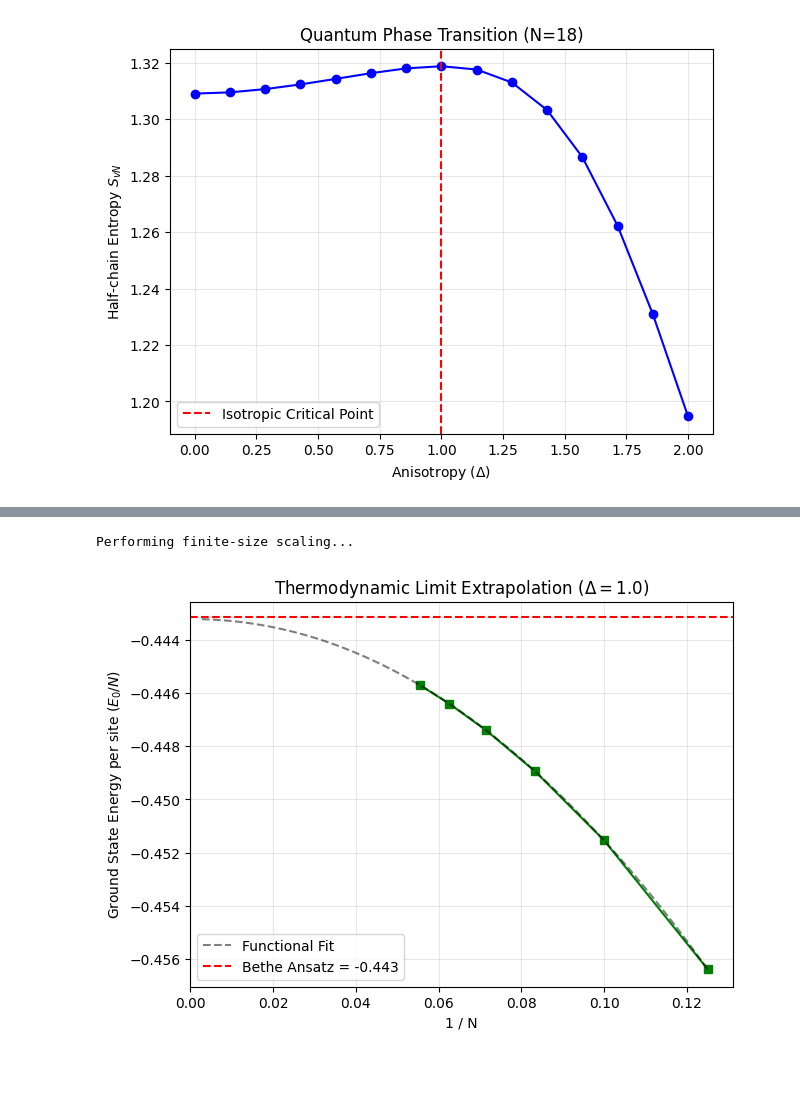
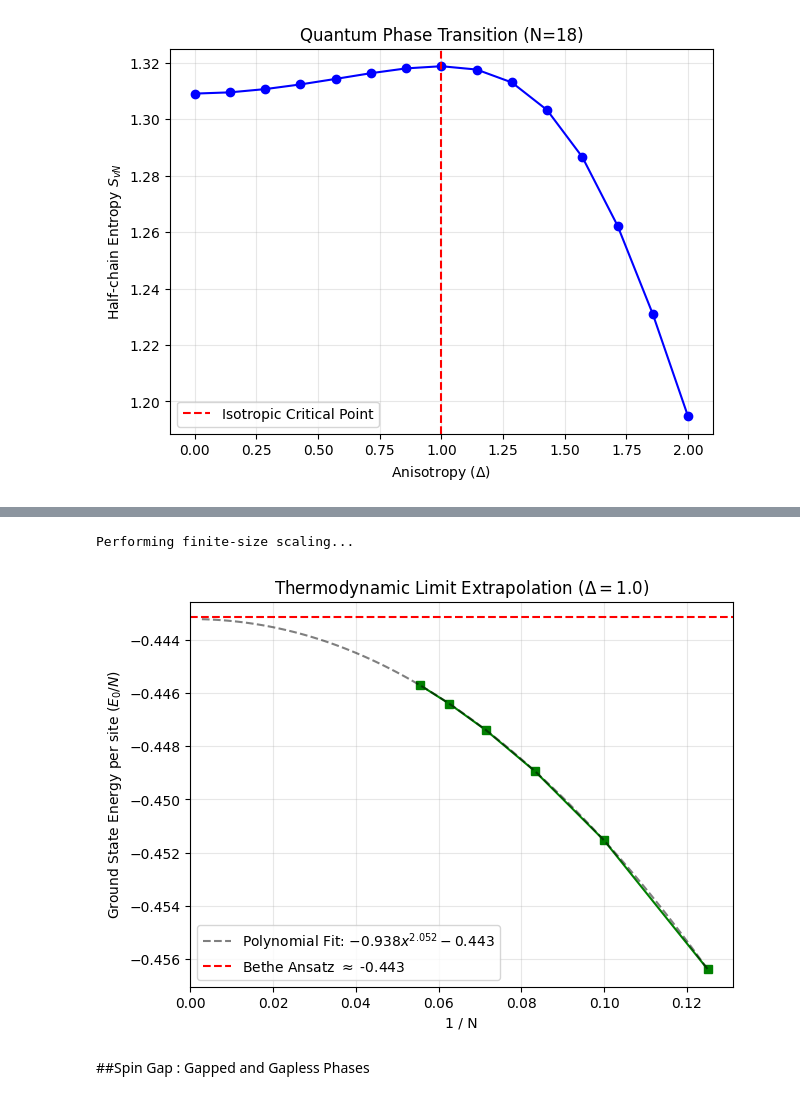
Before and after one commit to Dipanjan-Chaudhuri/ED-and-VMC, a Jupyter notebook: ED_of_1D_Quantum_Spin_Chains.ipynb, the cells around one changed output, grey strips where cells are left out. Saved outputs shown, nothing was run; the diff lists cells and outputs as text; code cells hidden in the pictures; blank space fills up the shorter version.

```diff
--- a/ED_of_1D_Quantum_Spin_Chains.ipynb
+++ b/ED_of_1D_Quantum_Spin_Chains.ipynb
@@ -177,7 +185,4 @@ Scanning phase transition for N=18...
 # %%
-# ---------------------------------------------------------
-# Finite-Size Scaling (Energy/site vs 1/N)
-# ---------------------------------------------------------
 sizes = [8, 10, 12, 14, 16, 18]
 energies_per_site = []
 inv_N = [1/n for n in sizes]
@@ -199,33 +204,35 @@ plt.plot(inv_N, energies_per_site, marker='s', color='g')
 
 from scipy.optimize import curve_fit
 
 # Defining the polynomial function to fit
 def fitting_func(x, a, b, c):
     return a*x**b + c
 
 x_data = np.array(inv_N)
 y_data = np.array(energies_per_site)
 
 # Perform the curve fit
 popt, pcov = curve_fit(fitting_func, x_data, y_data)
 a_fit, b_fit, c_fit = popt
 
 x_fit = np.linspace(min(x_data) * 0.05, max(x_data), 100)
 y_fit = fitting_func(x_fit, a_fit, b_fit, c_fit)
 
 # 5. Plot the new fit
-plt.plot(x_fit, y_fit, '--k', alpha=0.5, label=f'Functional Fit')
+plt.plot(x_fit, y_fit, '--k', alpha=0.5, label=f'Polynomial Fit: ${a_fit:.3f}x^{{{b_fit:.3f}}} {c_fit:.3f}$')
 
-plt.axhline(y = bethe_ansatz , color = "r", linestyle = "--", label = rf"Bethe Ansatz = {bethe_ansatz:.3f}")
+plt.axhline(y = bethe_ansatz , color = "r", linestyle = "--", label = rf"Bethe Ansatz $\approx$ {bethe_ansatz:.3f}")
 plt.legend()
 plt.xlabel('1 / N')
 plt.ylabel(r'Ground State Energy per site ($E_0 / N$)')
 plt.title(r'Thermodynamic Limit Extrapolation ($\Delta=1.0$)')
 plt.xlim(left=0)
 plt.legend()
 plt.grid(True, alpha=0.3)
 plt.savefig('finite_scaling.png', dpi=300, bbox_inches='tight')
 plt.show()
 # %% [output]
 Performing finite-size scaling...
-[figure, old version]
+[figure, new version]
+# %% [markdown]
+##Spin Gap : Gapped and Gapless Phases
```
Also changed, not shown: parts of 3 cells of this notebook.
